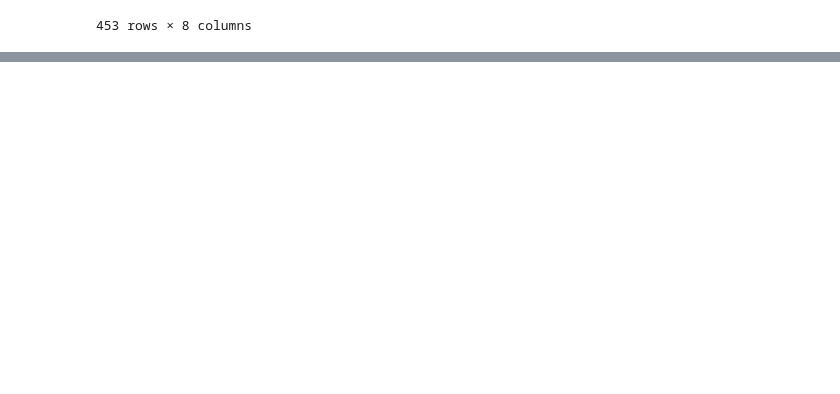
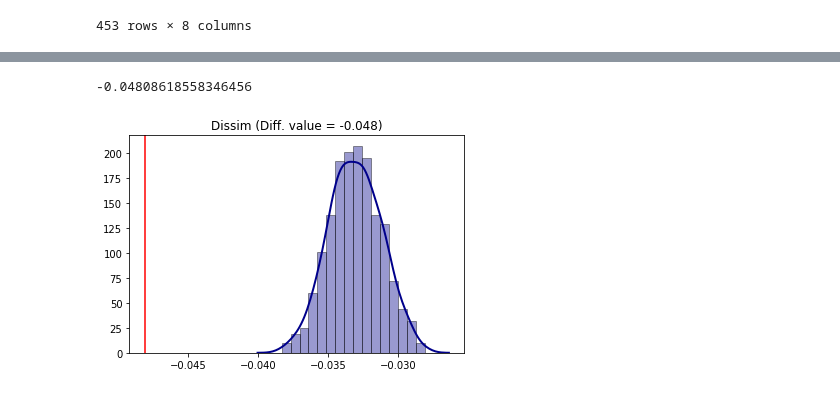
Before and after one commit to pysal/segregation, a Jupyter notebook: notebooks/Inference Wrappers.ipynb, the cells around one changed output, grey strips where cells are left out. Saved outputs shown, nothing was run; the diff lists cells and outputs as text; code cells hidden in the pictures; blank space fills up the shorter version.

Commit message:
add the cumulative function  in the inference wrapper as a null_approach "pseudo_cumulative_rel"

```diff
--- a/notebooks/Inference Wrappers.ipynb
+++ b/notebooks/Inference Wrappers.ipynb
@@ -2073,0 +2347,7 @@ gdf.tail()
+# %%
+df = census_2010.loc[census_2010.county == "Riverside County"]
+# %%
+index1 = Dissim(df, 'nhblk10', 'pop10')
+index2 = Dissim(df, 'asian10', 'pop10')
+res = Compare_Segregation(index1, index2, null_approach = "pseudo_cumulative_rel", iterations = 500)
+#res.est_sim
@@ -2073,0 +2374,8 @@ gdf.tail()
+# %%
+res.est_point_diff
+# %% [output]
+-0.04808618558346456
+# %%
+res.plot()
+# %% [output]
+[figure, added]
```
Also changed, not shown: parts of 3 cells of this notebook.
